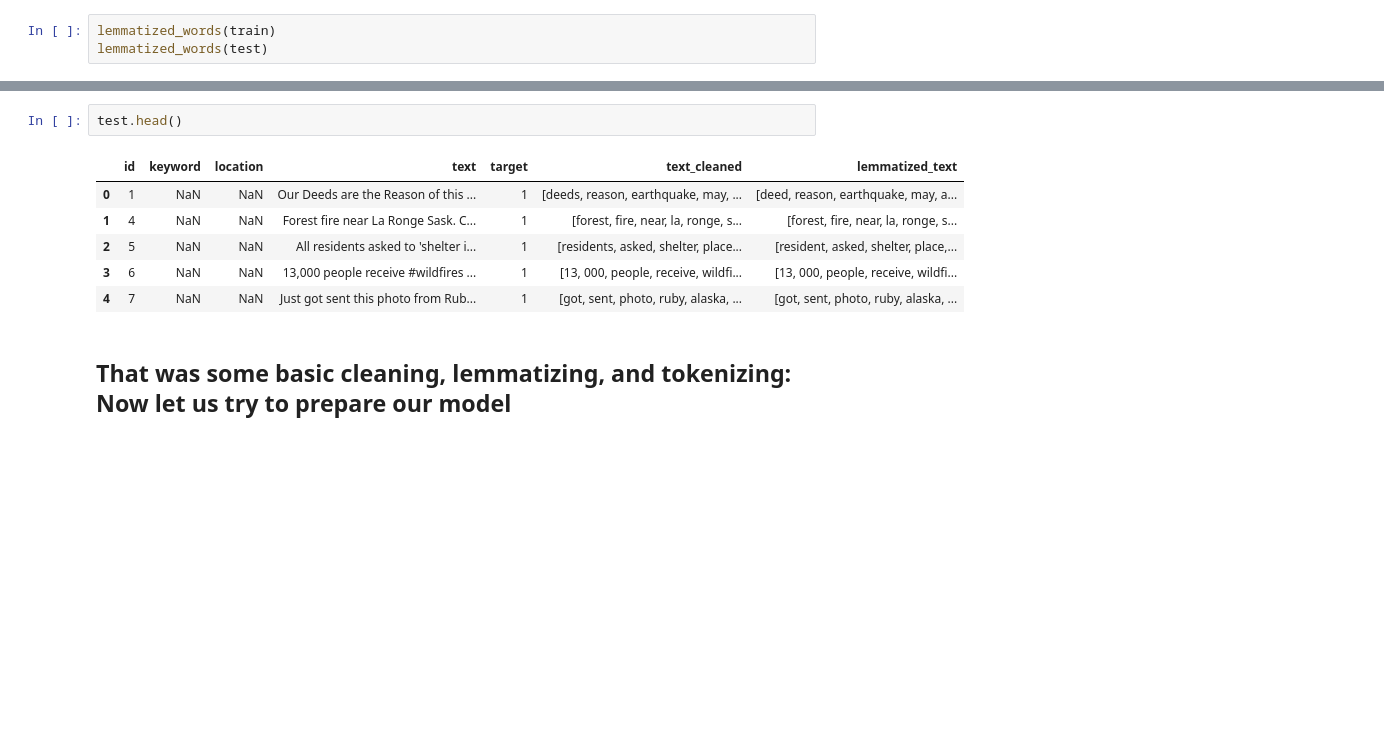
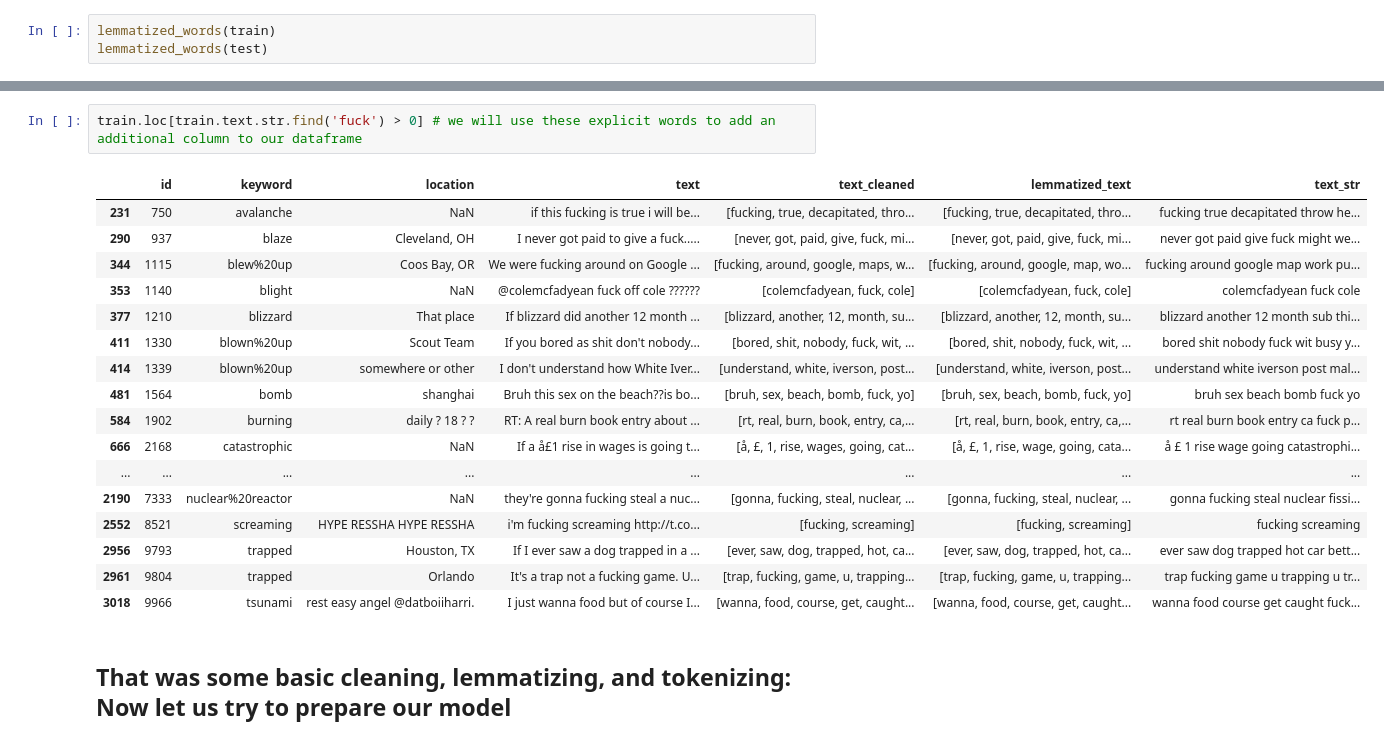
Before and after one commit to pedrov718/Bianary-Hate-Speech-Classification, a Jupyter notebook: pedro/disaster_detetion.ipynb, the cells around one changed output, grey strips where cells are left out. Drawn from its saved outputs; the diff is of its cells as text; blank space fills up the shorter version.

```diff
--- a/pedro/disaster_detetion.ipynb
+++ b/pedro/disaster_detetion.ipynb
@@ -233,12 +239,23 @@ train.head() #ntoice our new dataframe has two new columns text_cleaned and lemm
-# %%
-test.head()
-# %% [output]
-|  | id | keyword | location | text | target | text_cleaned | lemmatized_text |
-| 0 | 1 | NaN | NaN | Our Deeds are the Reason of this ... | 1 | [deeds, reason, earthquake, may, ... | [deed, reason, earthquake, may, a... |
-| 1 | 4 | NaN | NaN | Forest fire near La Ronge Sask. C... | 1 | [forest, fire, near, la, ronge, s... | [forest, fire, near, la, ronge, s... |
-| 2 | 5 | NaN | NaN | All residents asked to 'shelter i... | 1 | [residents, asked, shelter, place... | [resident, asked, shelter, place,... |
-| 3 | 6 | NaN | NaN | 13,000 people receive #wildfires ... | 1 | [13, 000, people, receive, wildfi... | [13, 000, people, receive, wildfi... |
-| 4 | 7 | NaN | NaN | Just got sent this photo from Rub... | 1 | [got, sent, photo, ruby, alaska, ... | [got, sent, photo, ruby, alaska, ... |
+# %%
+train.loc[train.text.str.find('fuck') > 0] # we will use these explicit words to add an additional column to our dataframe
+# %% [output]
+|  | id | keyword | location | text | text_cleaned | lemmatized_text | text_str |
+| 231 | 750 | avalanche | NaN | if this fucking is true i will be... | [fucking, true, decapitated, thro... | [fucking, true, decapitated, thro... | fucking true decapitated throw he... |
+| 290 | 937 | blaze | Cleveland, OH | I never got paid to give a fuck..... | [never, got, paid, give, fuck, mi... | [never, got, paid, give, fuck, mi... | never got paid give fuck might we... |
+| 344 | 1115 | blew%20up | Coos Bay, OR | We were fucking around on Google ... | [fucking, around, google, maps, w... | [fucking, around, google, map, wo... | fucking around google map work pu... |
+| 353 | 1140 | blight | NaN | @colemcfadyean fuck off cole ?????? | [colemcfadyean, fuck, cole] | [colemcfadyean, fuck, cole] | colemcfadyean fuck cole |
+| 377 | 1210 | blizzard | That place | If blizzard did another 12 month ... | [blizzard, another, 12, month, su... | [blizzard, another, 12, month, su... | blizzard another 12 month sub thi... |
+| 411 | 1330 | blown%20up | Scout Team | If you bored as shit don't nobody... | [bored, shit, nobody, fuck, wit, ... | [bored, shit, nobody, fuck, wit, ... | bored shit nobody fuck wit busy y... |
+| 414 | 1339 | blown%20up | somewhere or other | I don't understand how White Iver... | [understand, white, iverson, post... | [understand, white, iverson, post... | understand white iverson post mal... |
+| 481 | 1564 | bomb | shanghai | Bruh this sex on the beach??is bo... | [bruh, sex, beach, bomb, fuck, yo] | [bruh, sex, beach, bomb, fuck, yo] | bruh sex beach bomb fuck yo |
+| 584 | 1902 | burning | daily ? 18 ? ? | RT: A real burn book entry about ... | [rt, real, burn, book, entry, ca,... | [rt, real, burn, book, entry, ca,... | rt real burn book entry ca fuck p... |
+| 666 | 2168 | catastrophic | NaN | If a å£1 rise in wages is going t... | [å, £, 1, rise, wages, going, cat... | [å, £, 1, rise, wage, going, cata... | å £ 1 rise wage going catastrophi... |
+| ... | ... | ... | ... | ... | ... | ... | ... |
+| 2190 | 7333 | nuclear%20reactor | NaN | they're gonna fucking steal a nuc... | [gonna, fucking, steal, nuclear, ... | [gonna, fucking, steal, nuclear, ... | gonna fucking steal nuclear fissi... |
+| 2552 | 8521 | screaming | HYPE RESSHA HYPE RESSHA | i'm fucking screaming http://t.co... | [fucking, screaming] | [fucking, screaming] | fucking screaming |
+| 2956 | 9793 | trapped | Houston, TX | If I ever saw a dog trapped in a ... | [ever, saw, dog, trapped, hot, ca... | [ever, saw, dog, trapped, hot, ca... | ever saw dog trapped hot car bett... |
+| 2961 | 9804 | trapped | Orlando | It's a trap not a fucking game. U... | [trap, fucking, game, u, trapping... | [trap, fucking, game, u, trapping... | trap fucking game u trapping u tr... |
+| 3018 | 9966 | tsunami | rest easy angel @datboiiharri. | I just wanna food but of course I... | [wanna, food, course, get, caught... | [wanna, food, course, get, caught... | wanna food course get caught fuck... |
 # %% [markdown]
 ## That was some basic cleaning, lemmatizing, and tokenizing: Now let us try to prepare our model
 # %%
```
Also changed, not shown: parts of 21 cells of this notebook, 1 other file.
